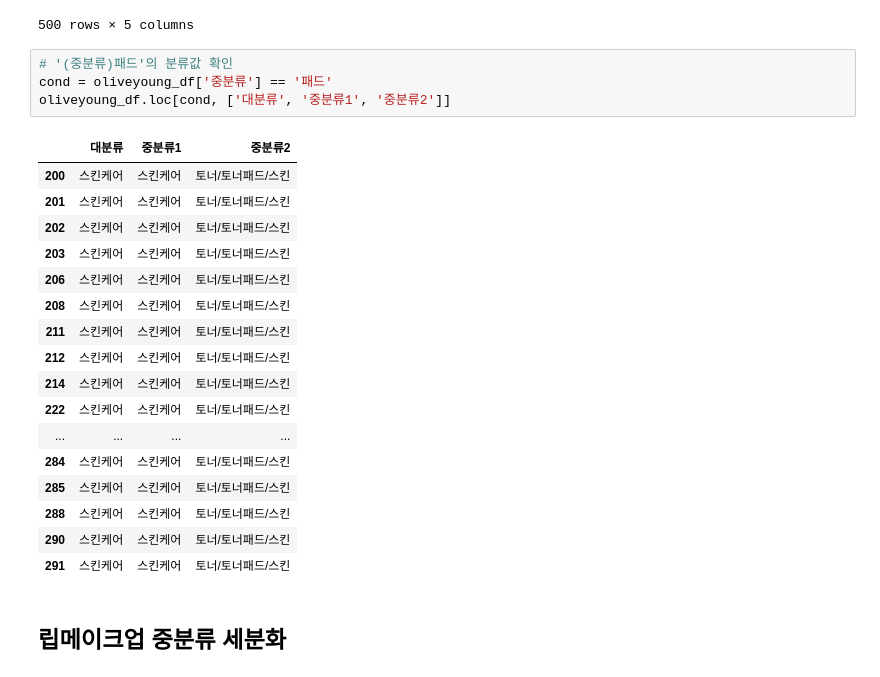
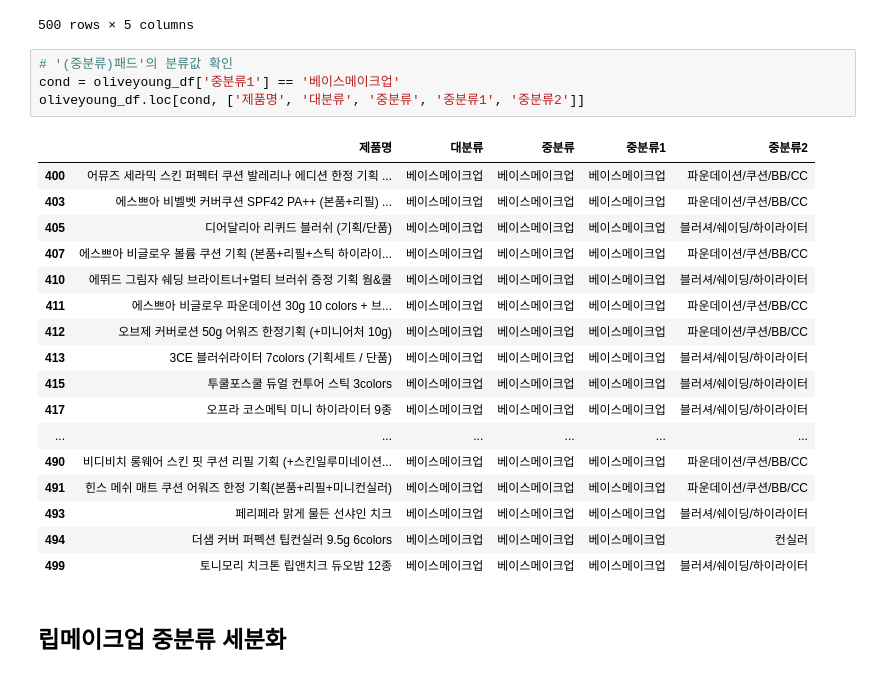
Before and after one commit to sweeeet-zoo/sparta5, a Jupyter notebook: 실전_프로젝트/데이터_전처리_카테고리/올리브영_전처리_카테고리.ipynb, the cells around one changed output. Saved outputs shown, nothing was run; the diff lists cells and outputs as text.

```diff
--- a/실전_프로젝트/데이터_전처리_카테고리/올리브영_전처리_카테고리.ipynb
+++ b/실전_프로젝트/데이터_전처리_카테고리/올리브영_전처리_카테고리.ipynb
@@ -425,26 +439,26 @@ oliveyoung_df.loc[:, ['대분류', '중분류', '소분류', '중분류1', '중
 500 rows × 5 columns
 # %%
 # '(중분류)패드'의 분류값 확인
-cond = oliveyoung_df['중분류'] == '패드'
-oliveyoung_df.loc[cond, ['대분류', '중분류1', '중분류2']]
+cond = oliveyoung_df['중분류1'] == '베이스메이크업'
+oliveyoung_df.loc[cond, ['제품명', '대분류', '중분류', '중분류1', '중분류2']]
 # %% [output]
-|  | 대분류 | 중분류1 | 중분류2 |
-| 200 | 스킨케어 | 스킨케어 | 토너/토너패드/스킨 |
-| 201 | 스킨케어 | 스킨케어 | 토너/토너패드/스킨 |
-| 202 | 스킨케어 | 스킨케어 | 토너/토너패드/스킨 |
-| 203 | 스킨케어 | 스킨케어 | 토너/토너패드/스킨 |
-| 206 | 스킨케어 | 스킨케어 | 토너/토너패드/스킨 |
-| 208 | 스킨케어 | 스킨케어 | 토너/토너패드/스킨 |
-| 211 | 스킨케어 | 스킨케어 | 토너/토너패드/스킨 |
-| 212 | 스킨케어 | 스킨케어 | 토너/토너패드/스킨 |
-| 214 | 스킨케어 | 스킨케어 | 토너/토너패드/스킨 |
-| 222 | 스킨케어 | 스킨케어 | 토너/토너패드/스킨 |
-| ... | ... | ... | ... |
-| 284 | 스킨케어 | 스킨케어 | 토너/토너패드/스킨 |
-| 285 | 스킨케어 | 스킨케어 | 토너/토너패드/스킨 |
-| 288 | 스킨케어 | 스킨케어 | 토너/토너패드/스킨 |
-| 290 | 스킨케어 | 스킨케어 | 토너/토너패드/스킨 |
-| 291 | 스킨케어 | 스킨케어 | 토너/토너패드/스킨 |
+|  | 제품명 | 대분류 | 중분류 | 중분류1 | 중분류2 |
+| 400 | 어뮤즈 세라믹 스킨 퍼펙터 쿠션 발레리나 에디션 한정 기획 ... | 베이스메이크업 | 베이스메이크업 | 베이스메이크업 | 파운데이션/쿠션/BB/CC |
+| 403 | 에스쁘아 비벨벳 커버쿠션 SPF42 PA++ (본품+리필) ... | 베이스메이크업 | 베이스메이크업 | 베이스메이크업 | 파운데이션/쿠션/BB/CC |
+| 405 | 디어달리아 리퀴드 블러쉬 (기획/단품) | 베이스메이크업 | 베이스메이크업 | 베이스메이크업 | 블러셔/쉐이딩/하이라이터 |
+| 407 | 에스쁘아 비글로우 볼륨 쿠션 기획 (본품+리필+스틱 하이라이... | 베이스메이크업 | 베이스메이크업 | 베이스메이크업 | 파운데이션/쿠션/BB/CC |
+| 410 | 에뛰드 그림자 쉐딩 브라이트너+멀티 브러쉬 증정 기획 웜&쿨 | 베이스메이크업 | 베이스메이크업 | 베이스메이크업 | 블러셔/쉐이딩/하이라이터 |
+| 411 | 에스쁘아 비글로우 파운데이션 30g 10 colors + 브... | 베이스메이크업 | 베이스메이크업 | 베이스메이크업 | 파운데이션/쿠션/BB/CC |
+| 412 | 오브제 커버로션 50g 어워즈 한정기획 (+미니어처 10g) | 베이스메이크업 | 베이스메이크업 | 베이스메이크업 | 파운데이션/쿠션/BB/CC |
+| 413 | 3CE 블러쉬라이터 7colors (기획세트 / 단품) | 베이스메이크업 | 베이스메이크업 | 베이스메이크업 | 블러셔/쉐이딩/하이라이터 |
+| 415 | 투쿨포스쿨 듀얼 컨투어 스틱 3colors | 베이스메이크업 | 베이스메이크업 | 베이스메이크업 | 블러셔/쉐이딩/하이라이터 |
+| 417 | 오프라 코스메틱 미니 하이라이터 9종 | 베이스메이크업 | 베이스메이크업 | 베이스메이크업 | 블러셔/쉐이딩/하이라이터 |
+| ... | ... | ... | ... | ... | ... |
+| 490 | 비디비치 롱웨어 스킨 핏 쿠션 리필 기획 (+스킨일루미네이션... | 베이스메이크업 | 베이스메이크업 | 베이스메이크업 | 파운데이션/쿠션/BB/CC |
+| 491 | 힌스 메쉬 매트 쿠션 어워즈 한정 기획(본품+리필+미니컨실러) | 베이스메이크업 | 베이스메이크업 | 베이스메이크업 | 파운데이션/쿠션/BB/CC |
+| 493 | 페리페라 맑게 물든 선샤인 치크 | 베이스메이크업 | 베이스메이크업 | 베이스메이크업 | 블러셔/쉐이딩/하이라이터 |
+| 494 | 더샘 커버 퍼펙션 팁컨실러 9.5g 6colors | 베이스메이크업 | 베이스메이크업 | 베이스메이크업 | 컨실러 |
+| 499 | 토니모리 치크톤 립앤치크 듀오밤 12종 | 베이스메이크업 | 베이스메이크업 | 베이스메이크업 | 블러셔/쉐이딩/하이라이터 |
 # %% [markdown]
 ## 립메이크업 중분류 세분화
 # %%
```
Also changed, not shown: parts of 6 cells of this notebook, 7 other files.
